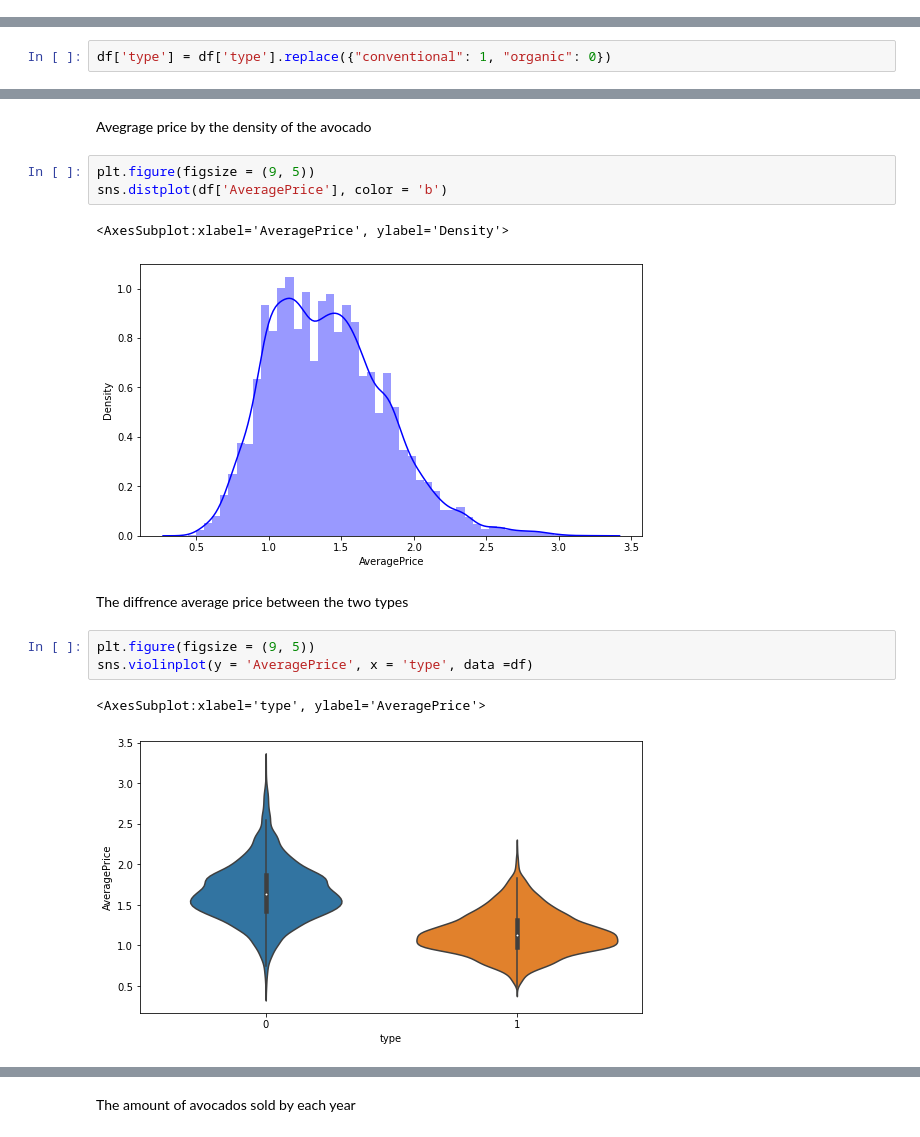
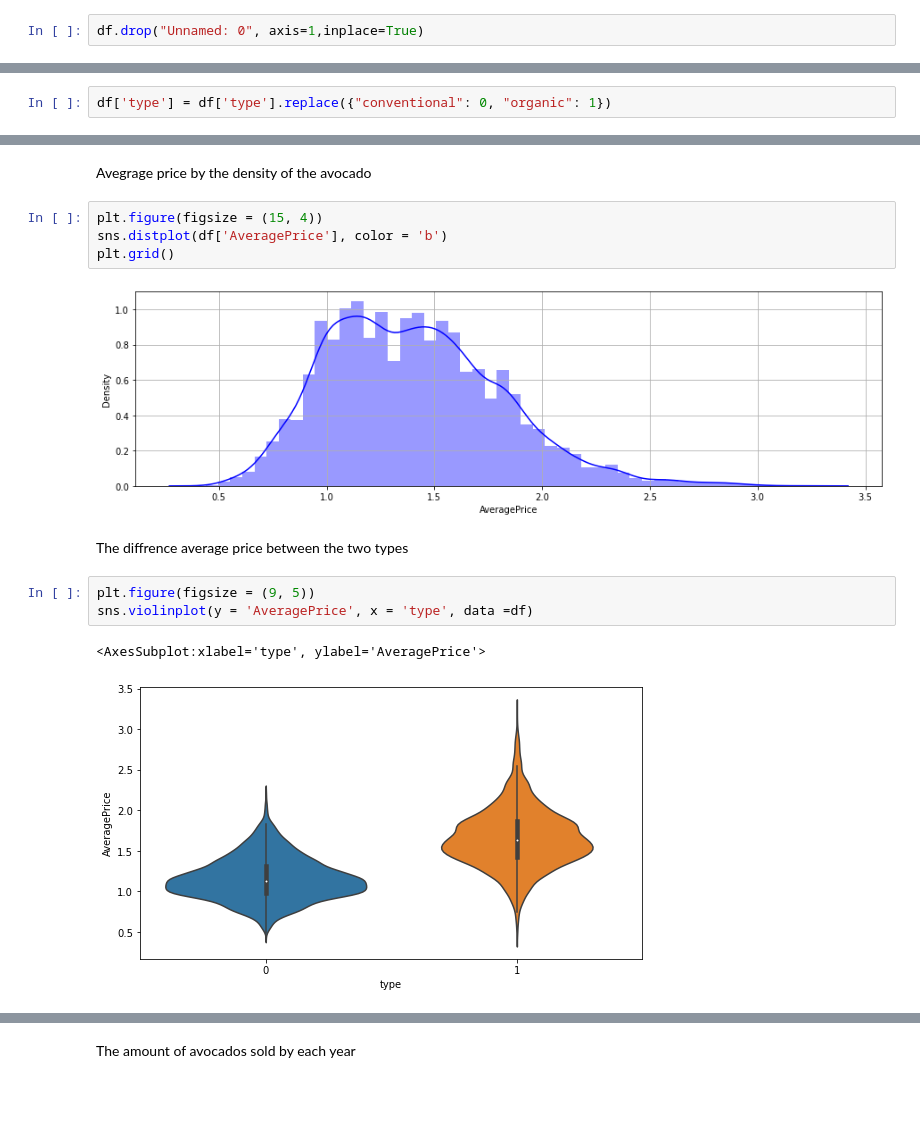
Before and after one commit to royofer123/ml_project, a Jupyter notebook: ML Kaggle project regression.ipynb, the cells around one changed output, grey strips where cells are left out. Cells and saved outputs as stored; diff of their text form; blank space fills up the shorter version.

```diff
--- a/ML Kaggle project regression.ipynb
+++ b/ML Kaggle project regression.ipynb
@@ -34,6 +62,8 @@ df.head()
 | 2 | 2 | 2015-12-13 | 0.93 | 118220.22 | 794.70 | 109149.67 | 130.50 | 8145.35 | 8042.21 | ... |
 | 3 | 3 | 2015-12-06 | 1.08 | 78992.15 | 1132.00 | 71976.41 | 72.58 | 5811.16 | 5677.40 | ... |
 | 4 | 4 | 2015-11-29 | 1.28 | 51039.60 | 941.48 | 43838.39 | 75.78 | 6183.95 | 5986.26 | ... |
+# %%
+df.drop("Unnamed: 0", axis=1,inplace=True)
 # %%
 df.tail()
 # %% [output]
@@ -86,3 +123,3 @@ memory usage: 1.9+ MB
 # %%
-df['type'] = df['type'].replace({"conventional": 1, "organic": 0})
+df['type'] = df['type'].replace({"conventional": 0, "organic": 1})
 # %%
@@ -98,11 +160,11 @@ We will show the avg price of an avocado by date
 # %% [markdown]
 Avegrage price by the density of the avocado
 # %%
-plt.figure(figsize = (9, 5))
+plt.figure(figsize = (15, 4))
 sns.distplot(df['AveragePrice'], color = 'b')
+plt.grid()
 # %% [output]
-<AxesSubplot:xlabel='AveragePrice', ylabel='Density'>
-[figure, old version]
+[figure, new version]
 # %% [markdown]
 The diffrence average price between the two types
 # %%
@@ -110,4 +172,4 @@ plt.figure(figsize = (9, 5))
 sns.violinplot(y = 'AveragePrice', x = 'type', data =df)
 # %% [output]
 <AxesSubplot:xlabel='type', ylabel='AveragePrice'>
-[figure, old version]
+[figure, new version]
```
Also changed, not shown: parts of 41 cells of this notebook.
